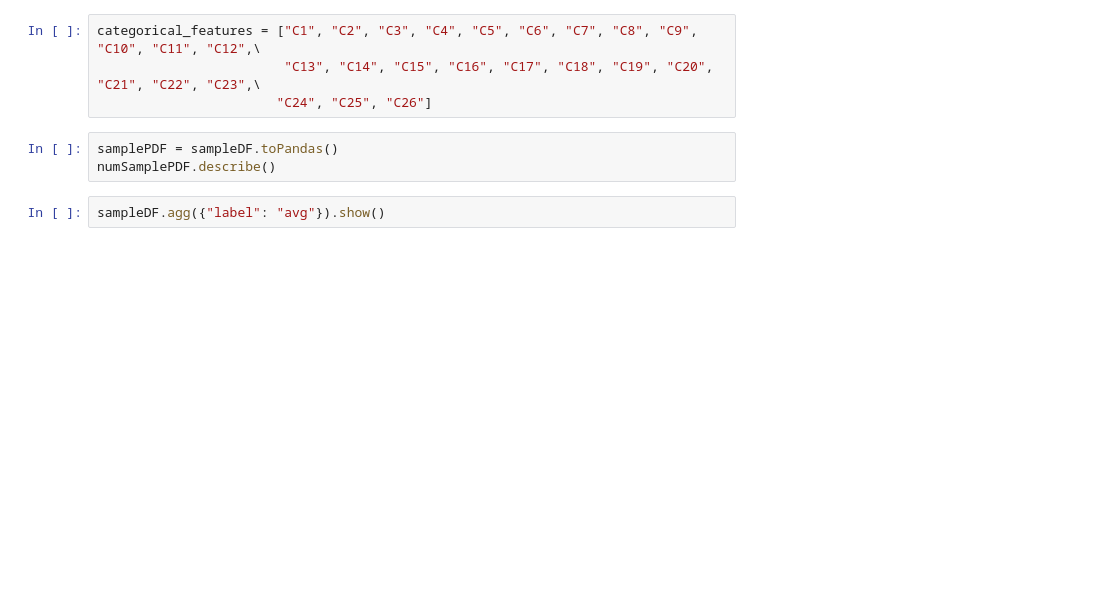
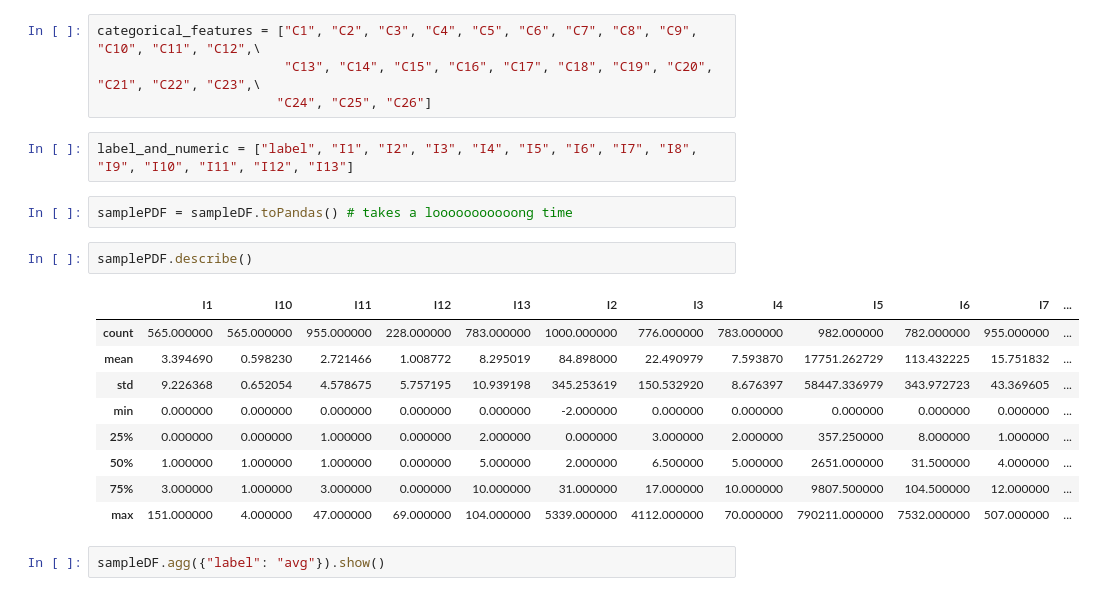
Before and after one commit to pkurapati/W261-Criteo, a Jupyter notebook: notebook_Arnoldy_v2.ipynb, the cells around one changed output. Saved outputs shown, nothing was run; the diff lists cells and outputs as text; blank space fills up the shorter version.

```diff
--- a/notebook_Arnoldy_v2.ipynb
+++ b/notebook_Arnoldy_v2.ipynb
@@ -233,9 +233,22 @@ numeric_features = ["I1", "I2", "I3", "I4", "I5", "I6", "I7", "I8", "I9", "I10",
 categorical_features = ["C1", "C2", "C3", "C4", "C5", "C6", "C7", "C8", "C9", "C10", "C11", "C12",\
                         "C13", "C14", "C15", "C16", "C17", "C18", "C19", "C20", "C21", "C22", "C23",\
                        "C24", "C25", "C26"]
+# %%
+label_and_numeric = ["label", "I1", "I2", "I3", "I4", "I5", "I6", "I7", "I8", "I9", "I10", "I11", "I12", "I13"]
+# %%
+samplePDF = sampleDF.toPandas() # takes a looooooooooong time
 # %%
-samplePDF = sampleDF.toPandas()
-numSamplePDF.describe()
+samplePDF.describe()
+# %% [output]
+|  | I1 | I10 | I11 | I12 | I13 | I2 | I3 | I4 | I5 | I6 | I7 | ... |
+| count | 565.000000 | 565.000000 | 955.000000 | 228.000000 | 783.000000 | 1000.000000 | 776.000000 | 783.000000 | 982.000000 | 782.000000 | 955.000000 | ... |
+| mean | 3.394690 | 0.598230 | 2.721466 | 1.008772 | 8.295019 | 84.898000 | 22.490979 | 7.593870 | 17751.262729 | 113.432225 | 15.751832 | ... |
+| std | 9.226368 | 0.652054 | 4.578675 | 5.757195 | 10.939198 | 345.253619 | 150.532920 | 8.676397 | 58447.336979 | 343.972723 | 43.369605 | ... |
+| min | 0.000000 | 0.000000 | 0.000000 | 0.000000 | 0.000000 | -2.000000 | 0.000000 | 0.000000 | 0.000000 | 0.000000 | 0.000000 | ... |
+| 25% | 0.000000 | 0.000000 | 1.000000 | 0.000000 | 2.000000 | 0.000000 | 3.000000 | 2.000000 | 357.250000 | 8.000000 | 1.000000 | ... |
+| 50% | 1.000000 | 1.000000 | 1.000000 | 0.000000 | 5.000000 | 2.000000 | 6.500000 | 5.000000 | 2651.000000 | 31.500000 | 4.000000 | ... |
+| 75% | 3.000000 | 1.000000 | 3.000000 | 0.000000 | 10.000000 | 31.000000 | 17.000000 | 10.000000 | 9807.500000 | 104.500000 | 12.000000 | ... |
+| max | 151.000000 | 4.000000 | 47.000000 | 69.000000 | 104.000000 | 5339.000000 | 4112.000000 | 70.000000 | 790211.000000 | 7532.000000 | 507.000000 | ... |
 # %%
 sampleDF.agg({"label": "avg"}).show()
 # %%
```
Also changed, not shown: parts of 2 cells of this notebook.
